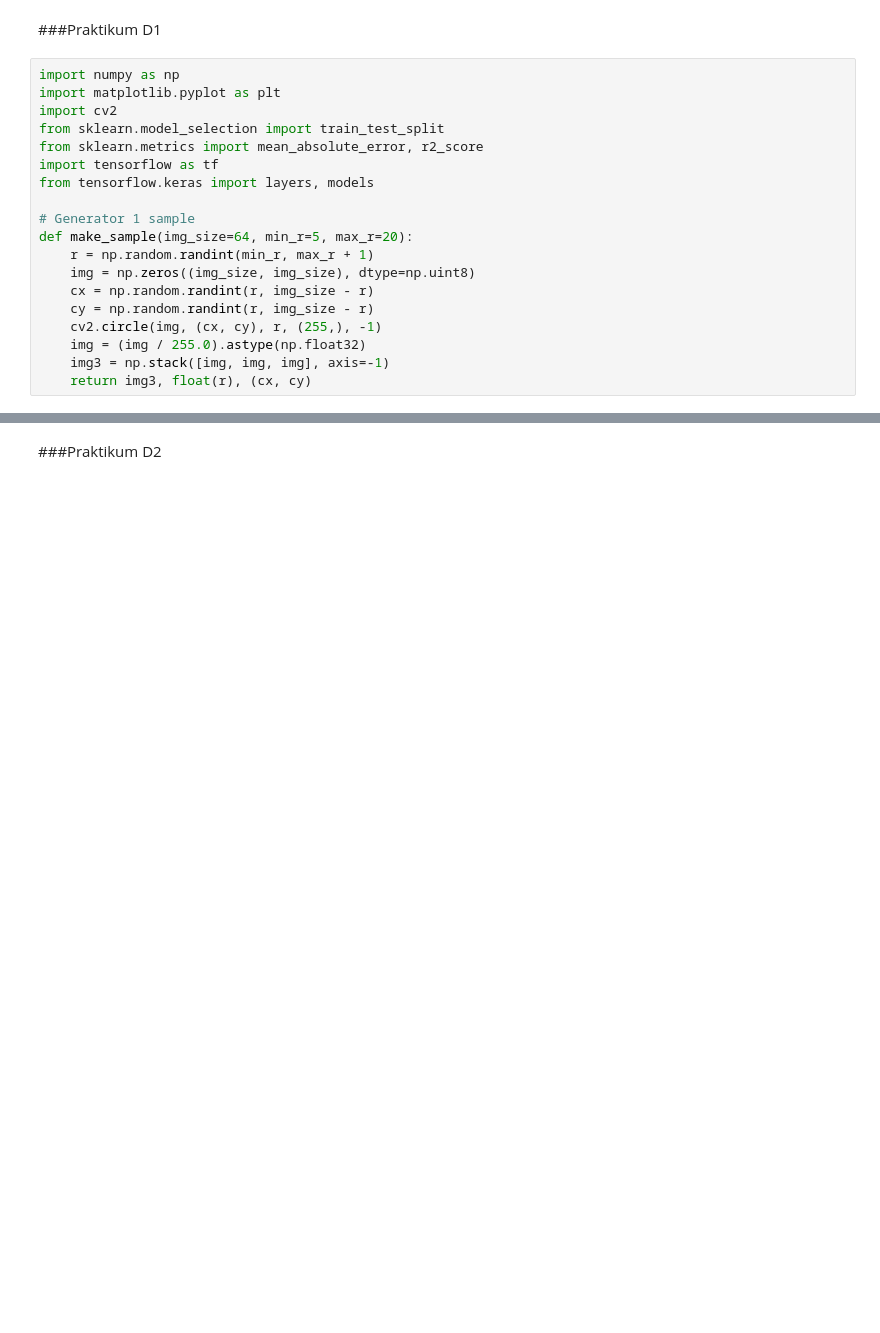
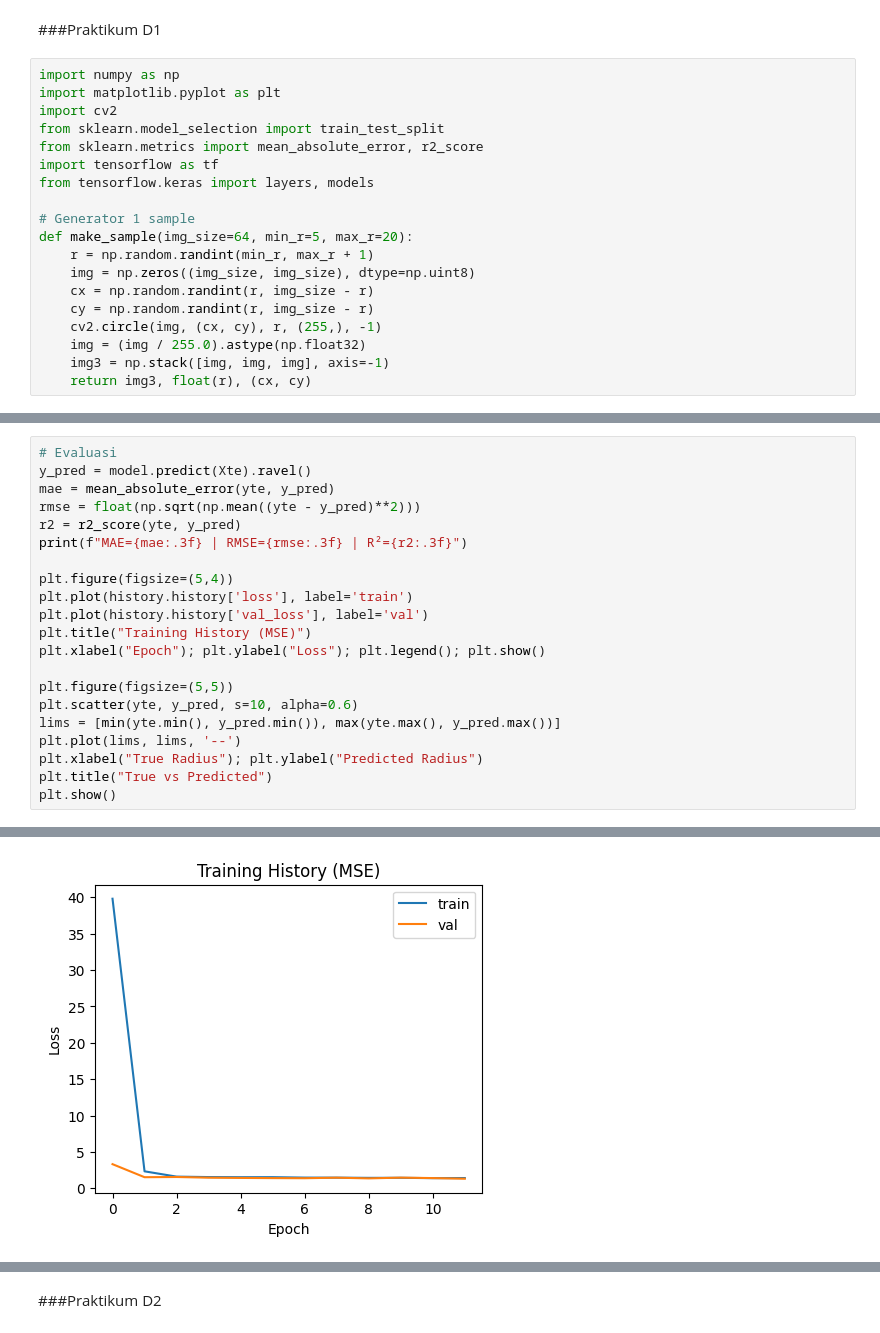
Before and after one commit to DimasAdhie12/Visi-Komputer, a Jupyter notebook: Jobsheet 3.ipynb, the cells around one changed output, grey strips where cells are left out. Cells and saved outputs as stored; diff of their text form; blank space fills up the shorter version.

```diff
--- a/Jobsheet 3.ipynb
+++ b/Jobsheet 3.ipynb
@@ -106,0 +46,22 @@ MAE=0.933 | RMSE=1.166 | R²=0.935
+# %%
+# Evaluasi
+y_pred = model.predict(Xte).ravel()
+mae = mean_absolute_error(yte, y_pred)
+rmse = float(np.sqrt(np.mean((yte - y_pred)**2)))
+r2 = r2_score(yte, y_pred)
+print(f"MAE={mae:.3f} | RMSE={rmse:.3f} | R²={r2:.3f}")
+
+plt.figure(figsize=(5,4))
+plt.plot(history.history['loss'], label='train')
+plt.plot(history.history['val_loss'], label='val')
+plt.title("Training History (MSE)")
+plt.xlabel("Epoch"); plt.ylabel("Loss"); plt.legend(); plt.show()
+
+plt.figure(figsize=(5,5))
+plt.scatter(yte, y_pred, s=10, alpha=0.6)
+lims = [min(yte.min(), y_pred.min()), max(yte.max(), y_pred.max())]
+plt.plot(lims, lims, '--')
+plt.xlabel("True Radius"); plt.ylabel("Predicted Radius")
+plt.title("True vs Predicted")
+plt.show()
+# %% [output]
@@ -106,0 +70 @@ MAE=0.933 | RMSE=1.166 | R²=0.935
+[figure, added]
```
Also changed, not shown: parts of 24 cells of this notebook.
